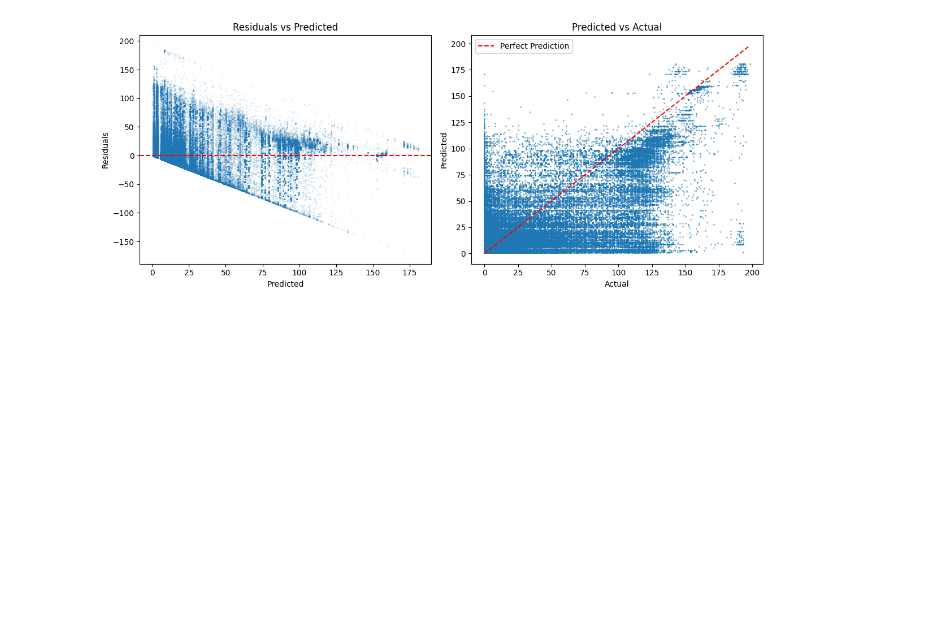
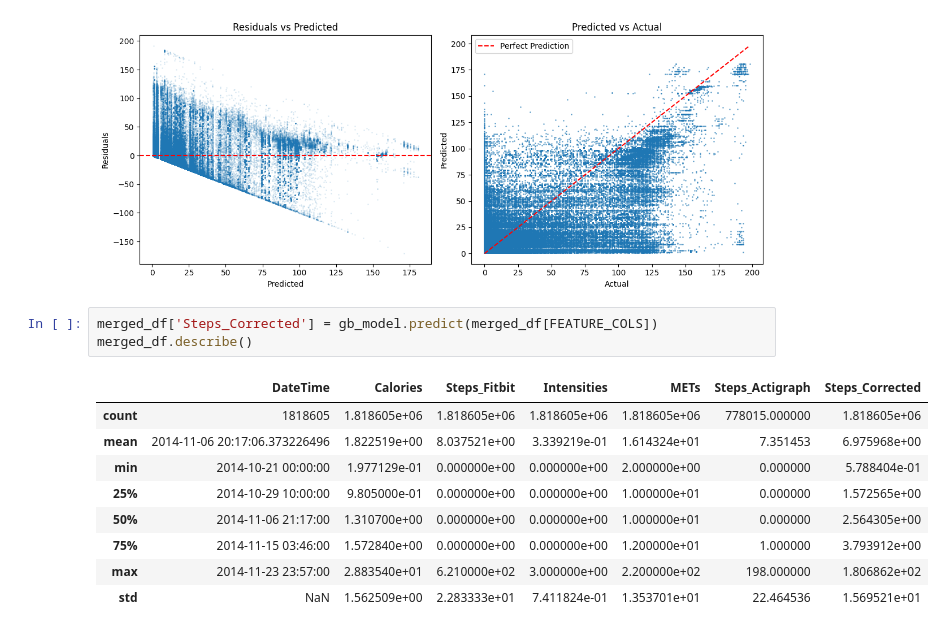
Before and after one commit to nichmorgan/inf502-fall2025, a Jupyter notebook: Homework 2/run_analysis.ipynb, the cells around one changed output. Saved outputs shown, nothing was run; the diff lists cells and outputs as text; blank space fills up the shorter version.

```diff
--- a/Homework 2/run_analysis.ipynb
+++ b/Homework 2/run_analysis.ipynb
@@ -205,3 +205,16 @@ Subject 101: 15 min, 232 steps, started 2014-10-21 07:37:00
 Subject 101: 7 min, 116 steps, started 2014-10-21 12:00:00
 Subject 101: 5 min, 82 steps, started 2014-10-21 13:37:00
 [figure]
+# %%
+merged_df['Steps_Corrected'] = gb_model.predict(merged_df[FEATURE_COLS])
+merged_df.describe()
+# %% [output]
+|  | DateTime | Calories | Steps_Fitbit | Intensities | METs | Steps_Actigraph | Steps_Corrected |
+| count | 1818605 | 1.818605e+06 | 1.818605e+06 | 1.818605e+06 | 1.818605e+06 | 778015.000000 | 1.818605e+06 |
+| mean | 2014-11-06 20:17:06.373226496 | 1.822519e+00 | 8.037521e+00 | 3.339219e-01 | 1.614324e+01 | 7.351453 | 6.975968e+00 |
+| min | 2014-10-21 00:00:00 | 1.977129e-01 | 0.000000e+00 | 0.000000e+00 | 2.000000e+00 | 0.000000 | 5.788404e-01 |
+| 25% | 2014-10-29 10:00:00 | 9.805000e-01 | 0.000000e+00 | 0.000000e+00 | 1.000000e+01 | 0.000000 | 1.572565e+00 |
+| 50% | 2014-11-06 21:17:00 | 1.310700e+00 | 0.000000e+00 | 0.000000e+00 | 1.000000e+01 | 0.000000 | 2.564305e+00 |
+| 75% | 2014-11-15 03:46:00 | 1.572840e+00 | 0.000000e+00 | 0.000000e+00 | 1.200000e+01 | 1.000000 | 3.793912e+00 |
+| max | 2014-11-23 23:57:00 | 2.883540e+01 | 6.210000e+02 | 3.000000e+00 | 2.200000e+02 | 198.000000 | 1.806862e+02 |
+| std | NaN | 1.562509e+00 | 2.283333e+01 | 7.411824e-01 | 1.353701e+01 | 22.464536 | 1.569521e+01 |
```
Also changed, not shown: parts of 5 cells of this notebook, 1 other file.
